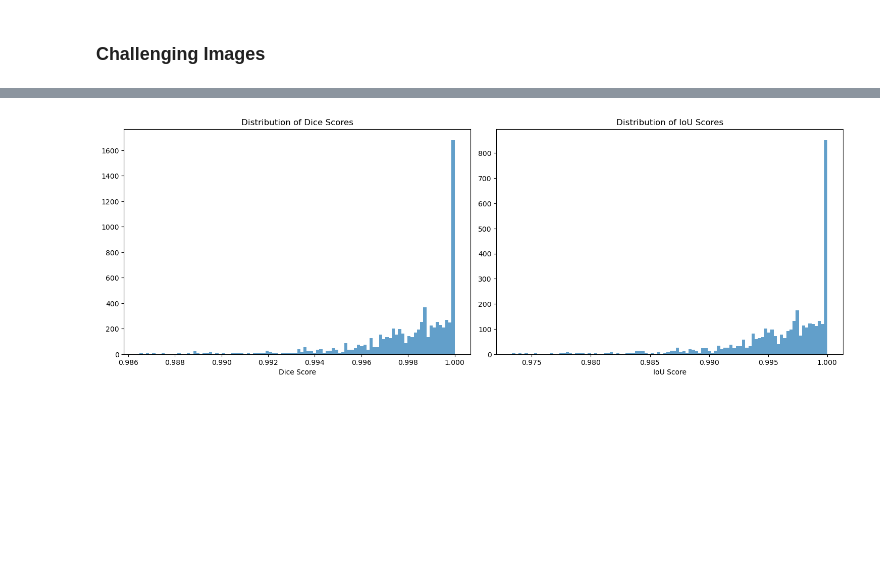
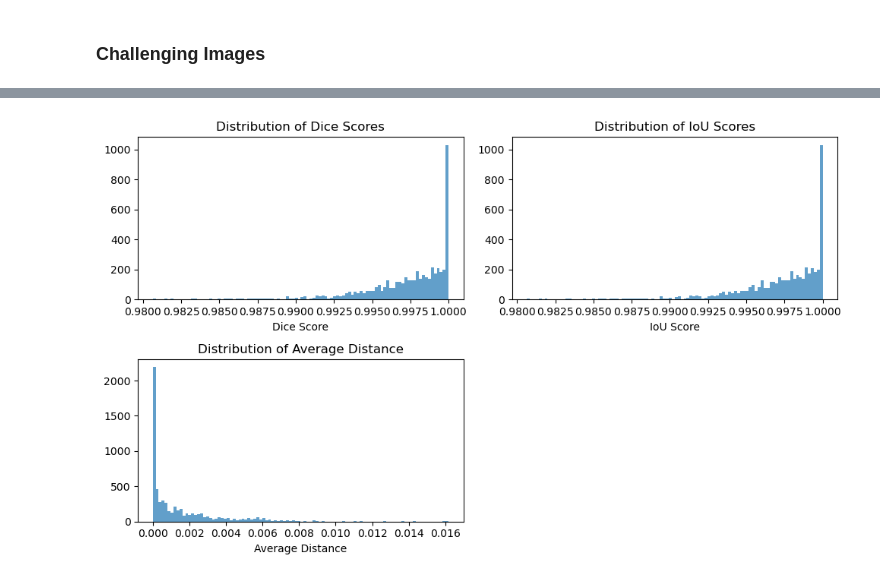
Before and after one commit to p-mucha/levee-hunter, a Jupyter notebook: notebooks/3.1-mb-kfold.ipynb, the cells around one changed output, grey strips where cells are left out. Cells and saved outputs as stored; diff of their text form; code cells hidden in the pictures; blank space fills up the shorter version.

Commit message:
Added distance average for images with new metric

```diff
--- a/notebooks/3.1-mb-kfold.ipynb
+++ b/notebooks/3.1-mb-kfold.ipynb
@@ -85,0 +64,13 @@ def iou_s(prediction, target, threshold=0.5):
+# %%
+def dice_score(y_true, y_pred, smooth=1e-6):
+    y_true = y_true.view(-1)
+    y_pred = y_pred.view(-1)
+    intersection = (y_true * y_pred).sum()
+    return (2. * intersection + smooth) / (y_true.sum() + y_pred.sum() + smooth)
+
+def iou_score(y_true, y_pred, smooth=1e-6):
+    y_true = y_true.view(-1)
+    y_pred = y_pred.view(-1)
+    intersection = (y_true * y_pred).sum()
+    union = y_true.sum() + y_pred.sum() - intersection
+    return (intersection + smooth) / (union + smooth)
@@ -169,7 +168,8 @@ for fold, (train_idx, val_idx) in enumerate(kfold.split(indices, groups=group_id
       test_loader=fold_val_loader,
       optimizer=optimizer,
       criterion=DiceBCELoss(),
-      epochs=5,
+      epochs=10,
+      suppress_output=True,
       save_model='best',
       save_model_path=model_path,
    )
@@ -194,12 +194,17 @@ for fold, (train_idx, val_idx) in enumerate(kfold.split(indices, groups=group_id
       target = targets[i]
 
       # Calculate metrics for this image
-      dice = dice_s(target, pred, threshold=0.5)
-      iou = iou_s(target, pred, threshold=0.5)
+      dice = dice_score(target, pred)
+      iou = dice_score(target, pred)
+      # tp, fp, fn = get_tp_fp_fn(pred, target, d=3, d_merge=1, visualise=False)
+      # dice = dice_from_counts(tp, fp, fn)
+      # iou = iou_from_counts(tp, fp, fn)
+      distance = compute_avg_distance(pred, target)
 
       image_metrics.append({
          'dice': dice,
          'iou': iou,
+         'distance': distance,
          'filename': val_filenames[i]
       })
 
@@ -213,19 +218,21 @@ for fold, (train_idx, val_idx) in enumerate(kfold.split(indices, groups=group_id
    print("Calculating overall metrics for this fold...")
    avg_dice = np.mean([m['dice'] for m in image_metrics])
    avg_iou = np.mean([m['iou'] for m in image_metrics])
+   avg_distance = np.mean([m['distance'] for m in image_metrics])
 
    # Create metrics dictionary for this fold
    fold_metrics = {
       'fold': fold + 1,
       'dice': avg_dice,
       'iou': avg_iou,
+      'distance': avg_distance,
       'val_loss': val_losses[-1]  # Final validation loss
    }
 
    # Append to results list
    fold_results.append(fold_metrics)
 
-   print(f"Fold {fold+1} metrics: Dice={avg_dice:.4f}, IoU={avg_iou:.4f}, Val Loss={val_losses[-1]:.4f}")
+   print(f"\nFold {fold+1} metrics: \nDice={avg_dice:.4f}, \nIoU={avg_iou:.4f}, \nDistance={avg_distance:.4f}, \nVal Loss={val_losses[-1]:.4f}")
 # %% [output]
 Starting fold 1/5
 beginning training on device: cuda
@@ -319,6 +334,11 @@ Fold 5 metrics: Dice=0.9986, IoU=0.9972, Val Loss=0.0358
 # %%
 # Combine per-image results across all folds
 all_per_image_results = pd.concat(per_image_results, ignore_index=True)
+# Convert results to floats
+all_per_image_results['dice'] = all_per_image_results['dice'].astype(float)
+all_per_image_results['iou'] = all_per_image_results['iou'].astype(float)
+all_per_image_results['distance'] = all_per_image_results['distance'].astype(float)
+
 
 # Summarize results across folds
 df_results = pd.DataFrame(fold_results)
@@ -378,18 +404,23 @@ filename
 # %%
 # Visualize per-image metric distributions
-plt.figure(figsize=(15, 10))
+plt.figure(figsize=(10, 6))
 
 plt.subplot(2, 2, 1)
 plt.hist(all_per_image_results['dice'], bins=100, alpha=0.7, density=True)
 plt.title('Distribution of Dice Scores')
 plt.xlabel('Dice Score')
 
 plt.subplot(2, 2, 2)
 plt.hist(all_per_image_results['iou'], bins=100, alpha=0.7, density=True)
 plt.title('Distribution of IoU Scores')
 plt.xlabel('IoU Score')
 
+plt.subplot(2, 2, 3)
+plt.hist(all_per_image_results['distance'], bins=100, alpha=0.7, density=True)
+plt.title('Distribution of Average Distance')
+plt.xlabel('Average Distance')
+
 plt.tight_layout()
 plt.show()
 # %% [output]
-[figure, old version]
+[figure, new version]
```
Also changed, not shown: parts of 6 cells of this notebook.
